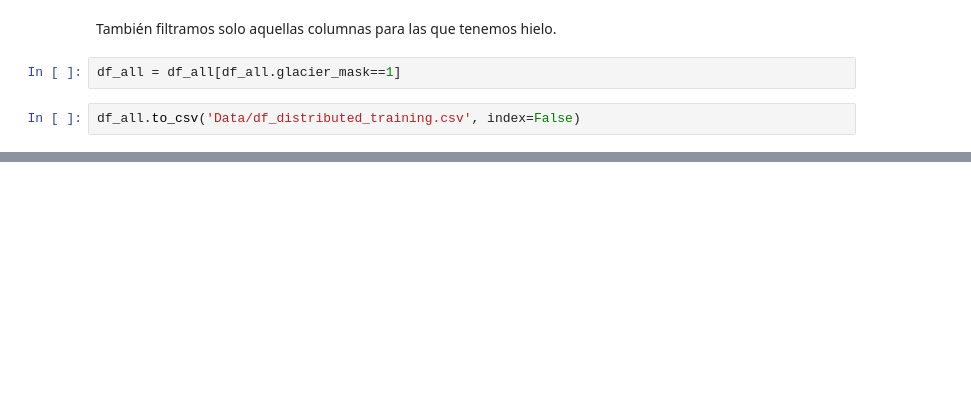
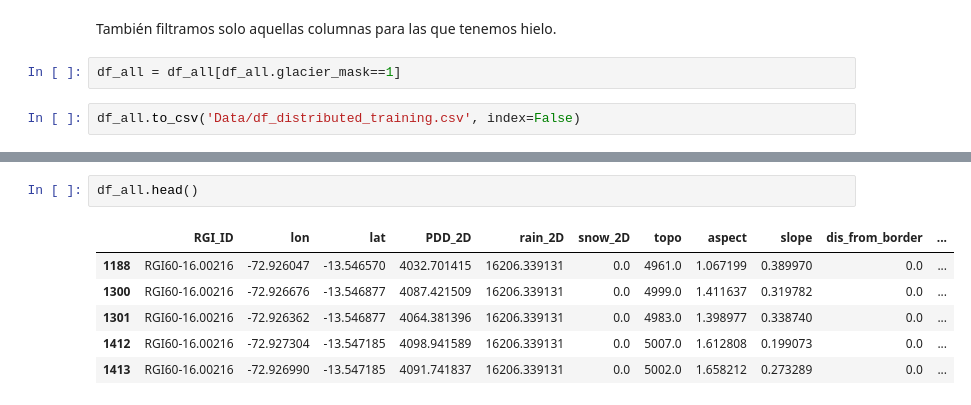
Before and after one commit to cryohydromettools/Proyecto_MB_Regresion, a Jupyter notebook: 5_Distributed_preprocessing.ipynb, the cells around one changed output, grey strips where cells are left out. Cells and saved outputs as stored; diff of their text form; blank space fills up the shorter version.

```diff
--- a/5_Distributed_preprocessing.ipynb
+++ b/5_Distributed_preprocessing.ipynb
@@ -311,0 +364,9 @@ df_training.shape
+# %%
+df_all.head()
+# %% [output]
+|  | RGI_ID | lon | lat | PDD_2D | rain_2D | snow_2D | topo | aspect | slope | dis_from_border | ... |
+| 1188 | RGI60-16.00216 | -72.926047 | -13.546570 | 4032.701415 | 16206.339131 | 0.0 | 4961.0 | 1.067199 | 0.389970 | 0.0 | ... |
+| 1300 | RGI60-16.00216 | -72.926676 | -13.546877 | 4087.421509 | 16206.339131 | 0.0 | 4999.0 | 1.411637 | 0.319782 | 0.0 | ... |
+| 1301 | RGI60-16.00216 | -72.926362 | -13.546877 | 4064.381396 | 16206.339131 | 0.0 | 4983.0 | 1.398977 | 0.338740 | 0.0 | ... |
+| 1412 | RGI60-16.00216 | -72.927304 | -13.547185 | 4098.941589 | 16206.339131 | 0.0 | 5007.0 | 1.612808 | 0.199073 | 0.0 | ... |
+| 1413 | RGI60-16.00216 | -72.926990 | -13.547185 | 4091.741837 | 16206.339131 | 0.0 | 5002.0 | 1.658212 | 0.273289 | 0.0 | ... |
```
Also changed, not shown: parts of 13 cells of this notebook, 1 other file.
